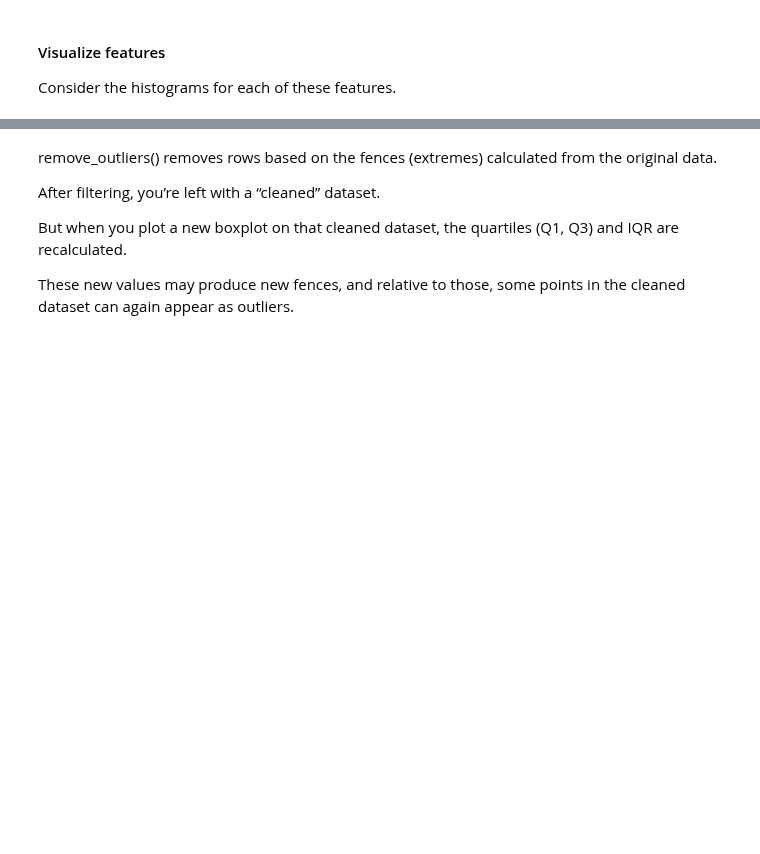
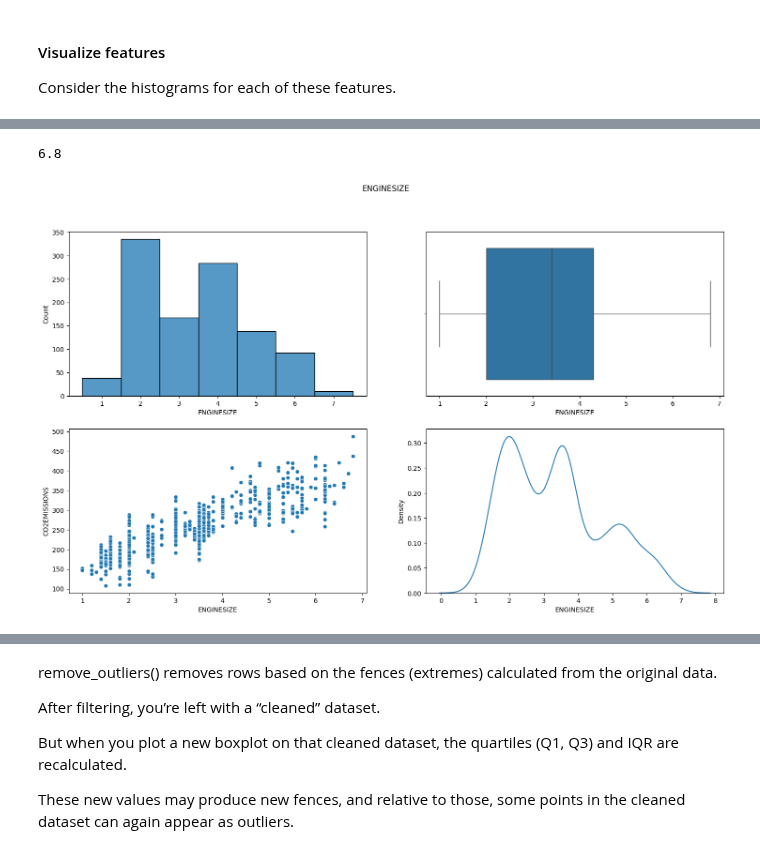
Before and after one commit to fateme-alk/learning, a Jupyter notebook: regression/Simple_Linear_Regression_v1.ipynb, the cells around one changed output, grey strips where cells are left out. Saved outputs shown, nothing was run; the diff lists cells and outputs as text; code cells hidden in the pictures; blank space fills up the shorter version.

```diff
--- a/regression/Simple_Linear_Regression_v1.ipynb
+++ b/regression/Simple_Linear_Regression_v1.ipynb
@@ -224,3 +243,13 @@ for feature in cdf.columns:
+# %%
+cdf_enginesize = remove_outliers(cdf, 'ENGINESIZE')
+# %%
+cdf_enginesize['ENGINESIZE'].max()
+# %% [output]
+6.8
+# %%
+draw_plot(cdf_enginesize, 'ENGINESIZE', 'CO2EMISSIONS')
+# %% [output]
+[figure, added]
 # %%
 clean_cdf = remove_outliers(cdf, 'FUELCONSUMPTION_COMB')
 print(clean_cdf)
```
Also changed, not shown: parts of 9 cells of this notebook.
